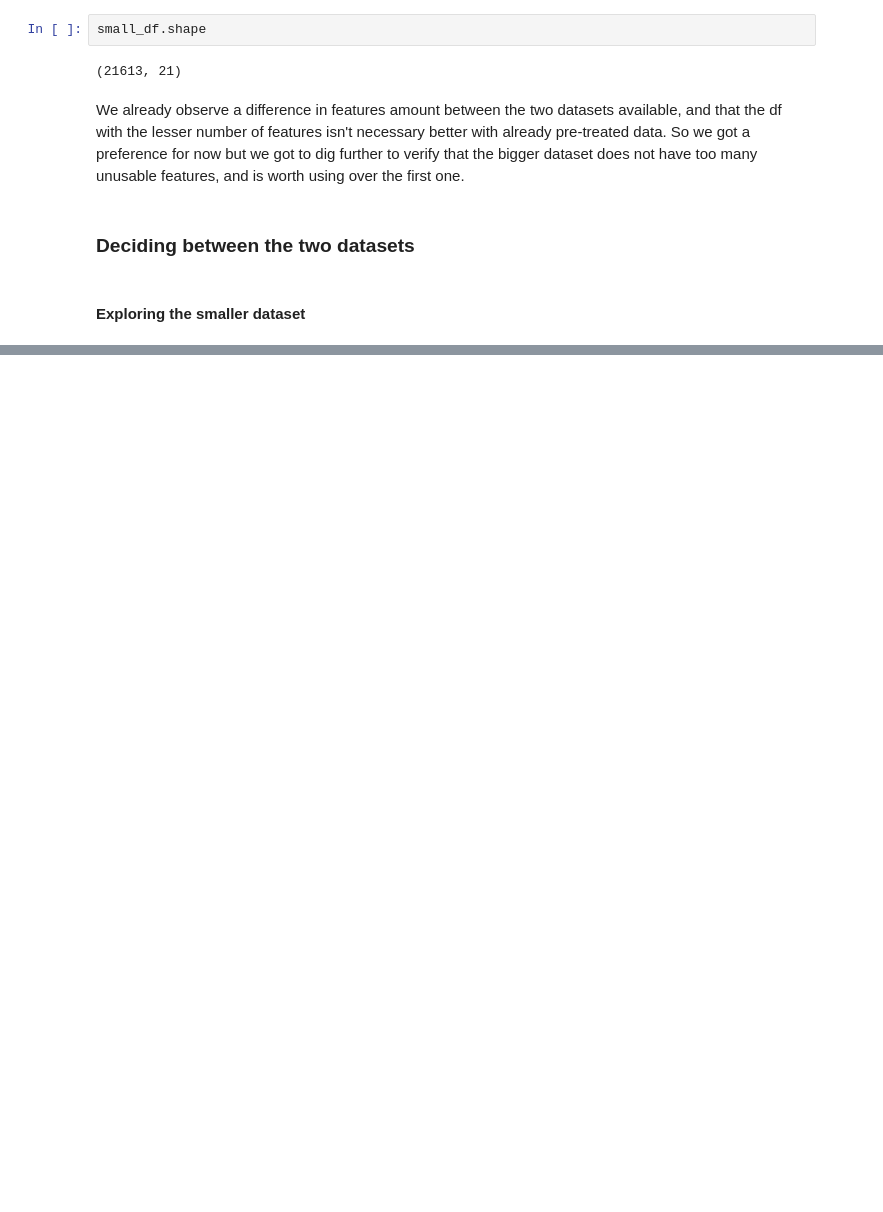
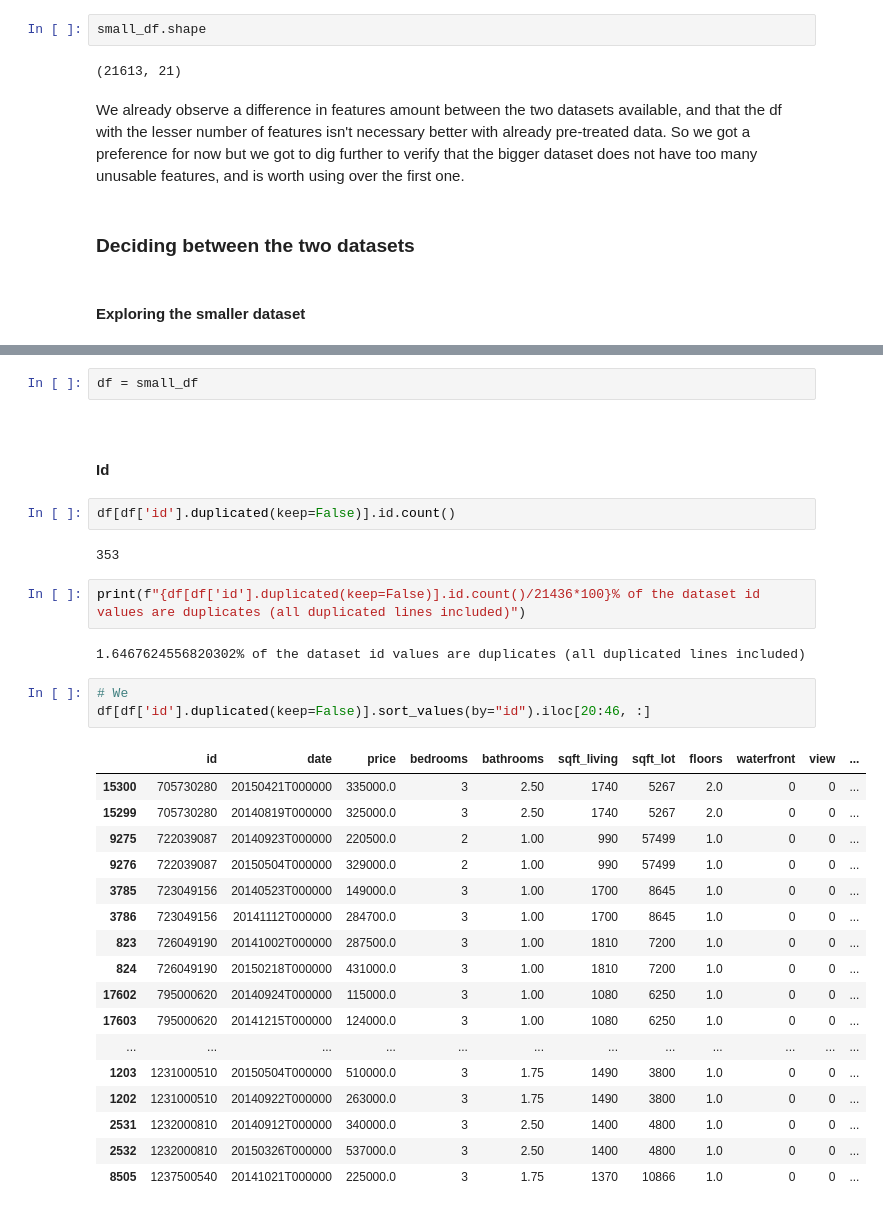
Before and after one commit to julienRactM/apartment-hunter, a Jupyter notebook: main_notebook.ipynb, the cells around one changed output, grey strips where cells are left out. Saved outputs shown, nothing was run; the diff lists cells and outputs as text; blank space fills up the shorter version.

Commit message:
[Update] Notebook up to feature cleaning

```diff
--- a/main_notebook.ipynb
+++ b/main_notebook.ipynb
@@ -260,0 +470,36 @@ full_df.describe()
+# %%
+df = small_df
+# %% [markdown]
+<!-- Lists of columns that appears to be fine without data cleaning :
+- price -->
+# %% [markdown]
+#### Id
+# %%
+df[df['id'].duplicated(keep=False)].id.count()
+# %% [output]
+353
+# %%
+print(f"{df[df['id'].duplicated(keep=False)].id.count()/21436*100}% of the dataset id values are duplicates (all duplicated lines included)")
+# %% [output]
+1.6467624556820302% of the dataset id values are duplicates (all duplicated lines included)
+# %%
+# We
+df[df['id'].duplicated(keep=False)].sort_values(by="id").iloc[20:46, :]
+# %% [output]
+|  | id | date | price | bedrooms | bathrooms | sqft_living | sqft_lot | floors | waterfront | view | ... |
+| 15300 | 705730280 | 20150421T000000 | 335000.0 | 3 | 2.50 | 1740 | 5267 | 2.0 | 0 | 0 | ... |
+| 15299 | 705730280 | 20140819T000000 | 325000.0 | 3 | 2.50 | 1740 | 5267 | 2.0 | 0 | 0 | ... |
+| 9275 | 722039087 | 20140923T000000 | 220500.0 | 2 | 1.00 | 990 | 57499 | 1.0 | 0 | 0 | ... |
+| 9276 | 722039087 | 20150504T000000 | 329000.0 | 2 | 1.00 | 990 | 57499 | 1.0 | 0 | 0 | ... |
+| 3785 | 723049156 | 20140523T000000 | 149000.0 | 3 | 1.00 | 1700 | 8645 | 1.0 | 0 | 0 | ... |
+| 3786 | 723049156 | 20141112T000000 | 284700.0 | 3 | 1.00 | 1700 | 8645 | 1.0 | 0 | 0 | ... |
+| 823 | 726049190 | 20141002T000000 | 287500.0 | 3 | 1.00 | 1810 | 7200 | 1.0 | 0 | 0 | ... |
+| 824 | 726049190 | 20150218T000000 | 431000.0 | 3 | 1.00 | 1810 | 7200 | 1.0 | 0 | 0 | ... |
+| 17602 | 795000620 | 20140924T000000 | 115000.0 | 3 | 1.00 | 1080 | 6250 | 1.0 | 0 | 0 | ... |
+| 17603 | 795000620 | 20141215T000000 | 124000.0 | 3 | 1.00 | 1080 | 6250 | 1.0 | 0 | 0 | ... |
+| ... | ... | ... | ... | ... | ... | ... | ... | ... | ... | ... | ... |
+| 1203 | 1231000510 | 20150504T000000 | 510000.0 | 3 | 1.75 | 1490 | 3800 | 1.0 | 0 | 0 | ... |
+| 1202 | 1231000510 | 20140922T000000 | 263000.0 | 3 | 1.75 | 1490 | 3800 | 1.0 | 0 | 0 | ... |
+| 2531 | 1232000810 | 20140912T000000 | 340000.0 | 3 | 2.50 | 1400 | 4800 | 1.0 | 0 | 0 | ... |
+| 2532 | 1232000810 | 20150326T000000 | 537000.0 | 3 | 2.50 | 1400 | 4800 | 1.0 | 0 | 0 | ... |
+| 8505 | 1237500540 | 20141021T000000 | 225000.0 | 3 | 1.75 | 1370 | 10866 | 1.0 | 0 | 0 | ... |
```
Also changed, not shown: parts of 47 cells of this notebook.
